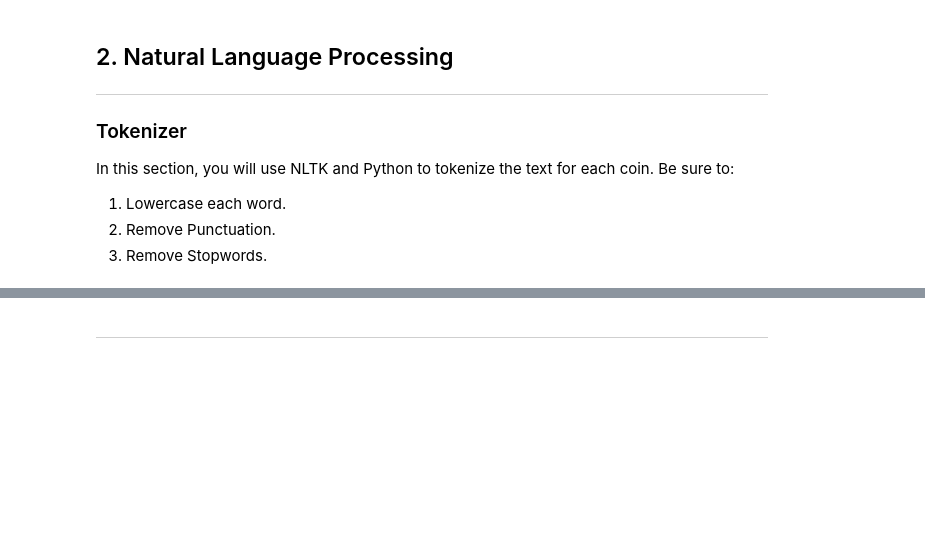
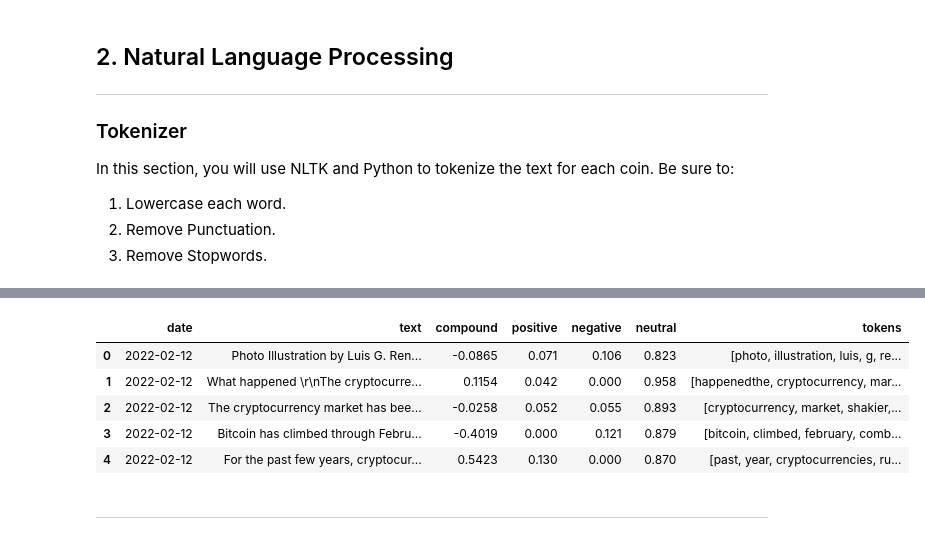
Before and after one commit to vincent-l-j/crypto-sentiment, a Jupyter notebook: src/crypto_sentiment.ipynb, the cells around one changed output, grey strips where cells are left out. Cells and saved outputs as stored; diff of their text form; code cells hidden in the pictures; blank space fills up the shorter version.

```diff
--- a/src/crypto_sentiment.ipynb
+++ b/src/crypto_sentiment.ipynb
@@ -230,6 +325,14 @@ df_sent_btc['tokens'] = df_sent_btc['text'].apply(lambda x: tokenizer(x))
 # %%
 # Create a new tokens column for Ethereum
 df_sent_eth['tokens'] = df_sent_eth['text'].apply(lambda x: tokenizer(x))
+df_sent_eth.head()
+# %% [output]
+|  | date | text | compound | positive | negative | neutral | tokens |
+| 0 | 2022-02-12 | Photo Illustration by Luis G. Ren... | -0.0865 | 0.071 | 0.106 | 0.823 | [photo, illustration, luis, g, re... |
+| 1 | 2022-02-12 | What happened \r\nThe cryptocurre... | 0.1154 | 0.042 | 0.000 | 0.958 | [happenedthe, cryptocurrency, mar... |
+| 2 | 2022-02-12 | The cryptocurrency market has bee... | -0.0258 | 0.052 | 0.055 | 0.893 | [cryptocurrency, market, shakier,... |
+| 3 | 2022-02-12 | Bitcoin has climbed through Febru... | -0.4019 | 0.000 | 0.121 | 0.879 | [bitcoin, climbed, february, comb... |
+| 4 | 2022-02-12 | For the past few years, cryptocur... | 0.5423 | 0.130 | 0.000 | 0.870 | [past, year, cryptocurrencies, ru... |
 # %% [markdown]
 ---
 # %% [markdown]
```
Also changed, not shown: parts of 31 cells of this notebook.
